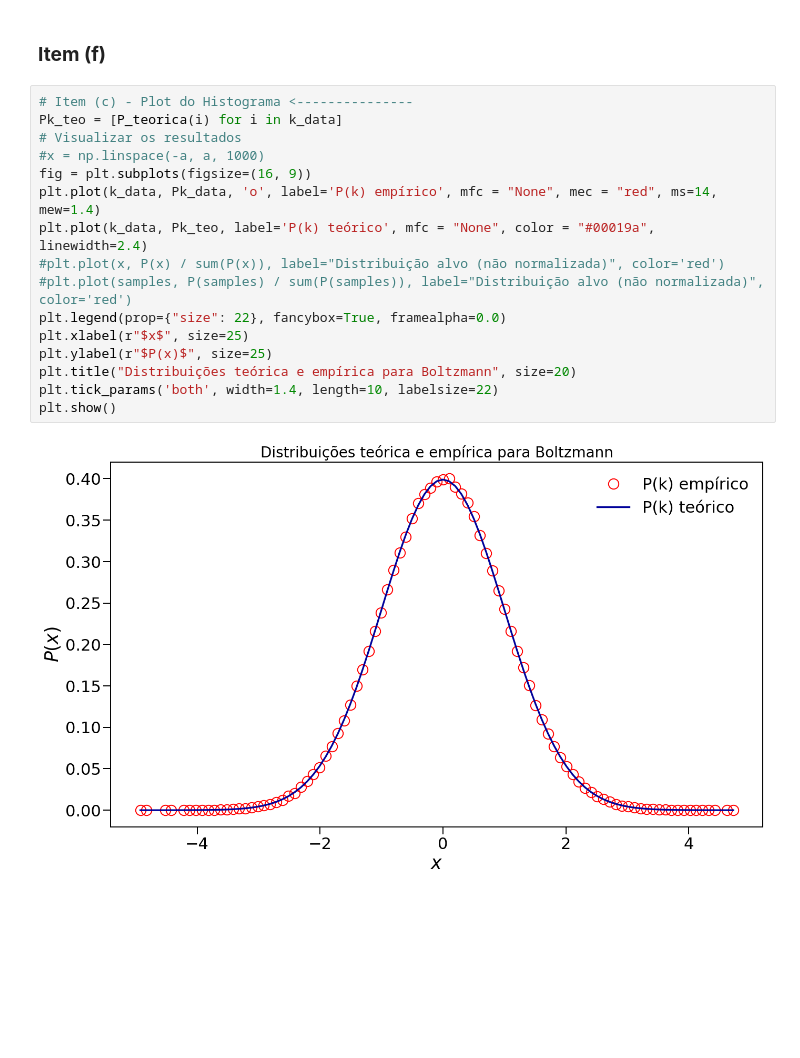
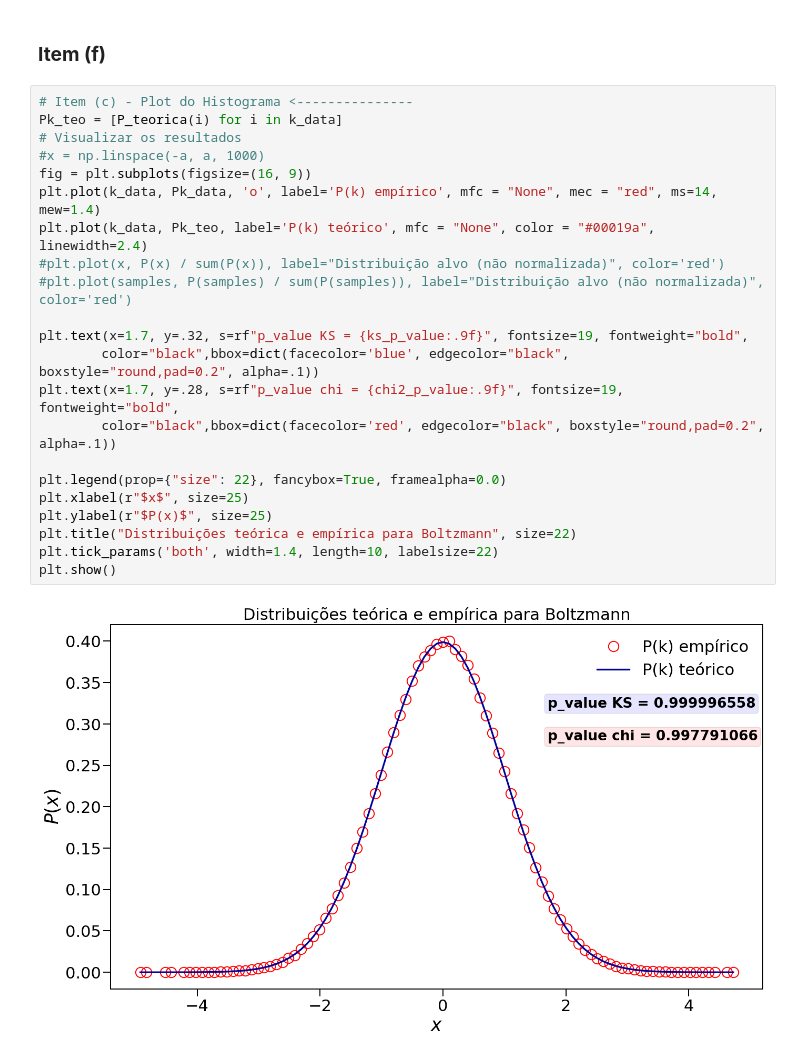
Before and after one commit to JuniorAlencar/TopFisTeo2024.2, a Jupyter notebook: Lista_1/questões/Question1.ipynb, the cells around one changed output. Drawn from its saved outputs; the diff is of its cells as text; blank space fills up the shorter version.

```diff
--- a/Lista_1/questões/Question1.ipynb
+++ b/Lista_1/questões/Question1.ipynb
@@ -131,18 +158,24 @@ np.float64(0.999999999999978)
 # %%
 # Item (c) - Plot do Histograma <---------------
 Pk_teo = [P_teorica(i) for i in k_data]
 # Visualizar os resultados
 #x = np.linspace(-a, a, 1000)
 fig = plt.subplots(figsize=(16, 9))
 plt.plot(k_data, Pk_data, 'o', label='P(k) empírico', mfc = "None", mec = "red", ms=14, mew=1.4)
 plt.plot(k_data, Pk_teo, label='P(k) teórico', mfc = "None", color = "#00019a", linewidth=2.4)
 #plt.plot(x, P(x) / sum(P(x)), label="Distribuição alvo (não normalizada)", color='red')
 #plt.plot(samples, P(samples) / sum(P(samples)), label="Distribuição alvo (não normalizada)", color='red')
+
+plt.text(x=1.7, y=.32, s=rf"p_value KS = {ks_p_value:.9f}", fontsize=19, fontweight="bold",
+        color="black",bbox=dict(facecolor='blue', edgecolor="black", boxstyle="round,pad=0.2", alpha=.1))
+plt.text(x=1.7, y=.28, s=rf"p_value chi = {chi2_p_value:.9f}", fontsize=19, fontweight="bold",
+        color="black",bbox=dict(facecolor='red', edgecolor="black", boxstyle="round,pad=0.2", alpha=.1))
+
 plt.legend(prop={"size": 22}, fancybox=True, framealpha=0.0)
 plt.xlabel(r"$x$", size=25)
 plt.ylabel(r"$P(x)$", size=25)
-plt.title("Distribuições teórica e empírica para Boltzmann", size=20)
+plt.title("Distribuições teórica e empírica para Boltzmann", size=22)
 plt.tick_params('both', width=1.4, length=10, labelsize=22)
 plt.show()
 # %% [output]
-[figure, old version]
+[figure, new version]
```
Also changed, not shown: parts of 2 cells of this notebook.
